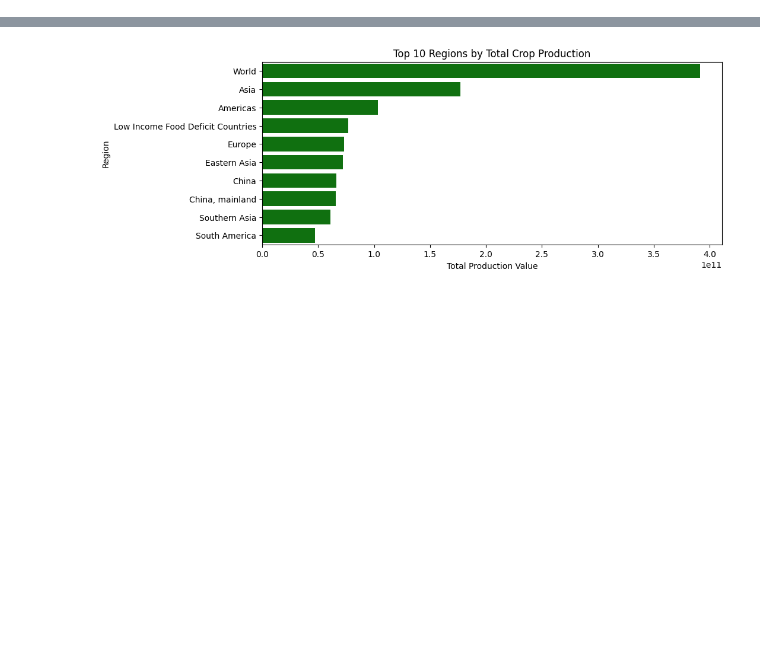
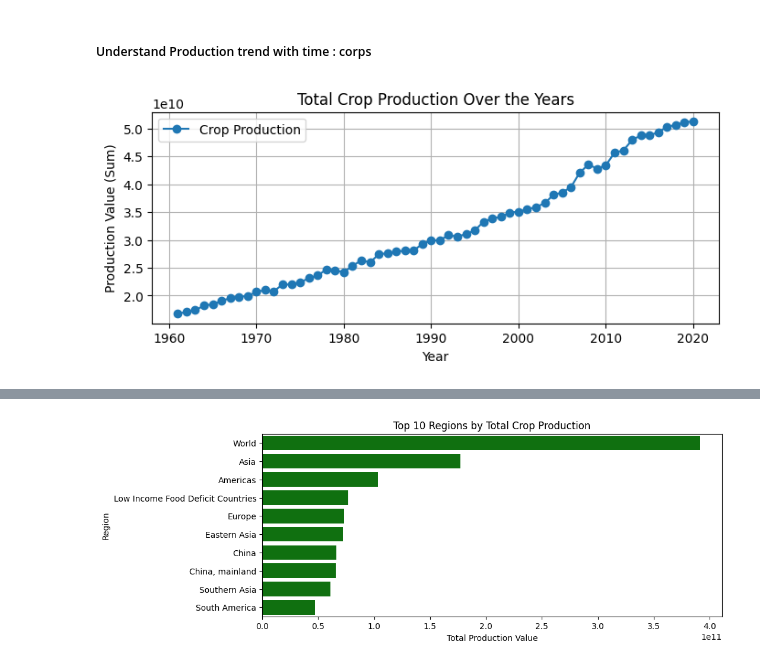
Before and after one commit to nehay24/CSCN8030_Food_Bank_Analysis, a Jupyter notebook: Food_Bank_Analysis.ipynb, the cells around one changed output, grey strips where cells are left out. Drawn from its saved outputs; the diff is of its cells as text; code cells hidden in the pictures; blank space fills up the shorter version.

```diff
--- a/Food_Bank_Analysis.ipynb
+++ b/Food_Bank_Analysis.ipynb
@@ -59,0 +108,14 @@ plt.show()
+# %% [markdown]
+##### Understand Production trend with time : corps
+# %%
+# Crop production trend over the years
+plt.figure(figsize=(8, 3))
+plt.plot(crop_trend.index, crop_trend.values, marker='o', label="Crop Production")
+plt.title("Total Crop Production Over the Years")
+plt.xlabel("Year")
+plt.ylabel("Production Value (Sum)")
+plt.legend()
+plt.grid()
+plt.show()
+# %% [output]
+[figure, added]
```
Also changed, not shown: parts of 20 cells of this notebook, 2 other files.
